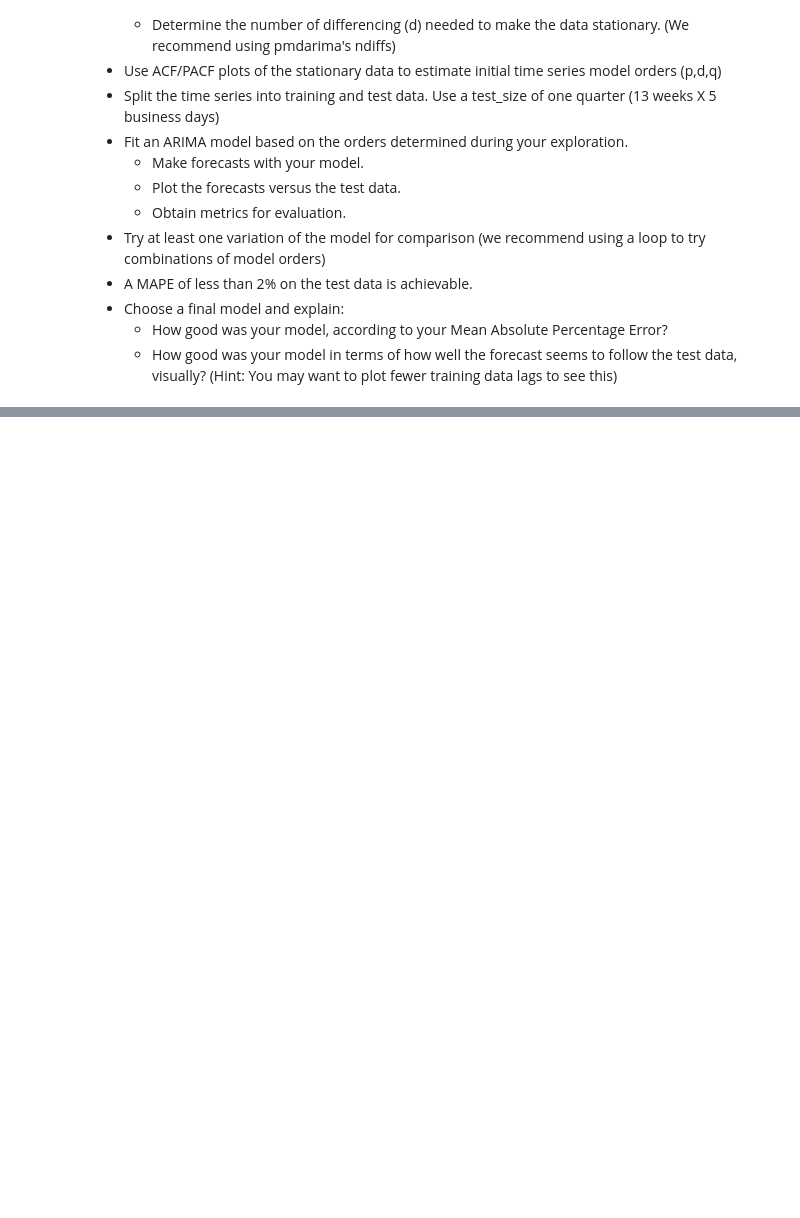
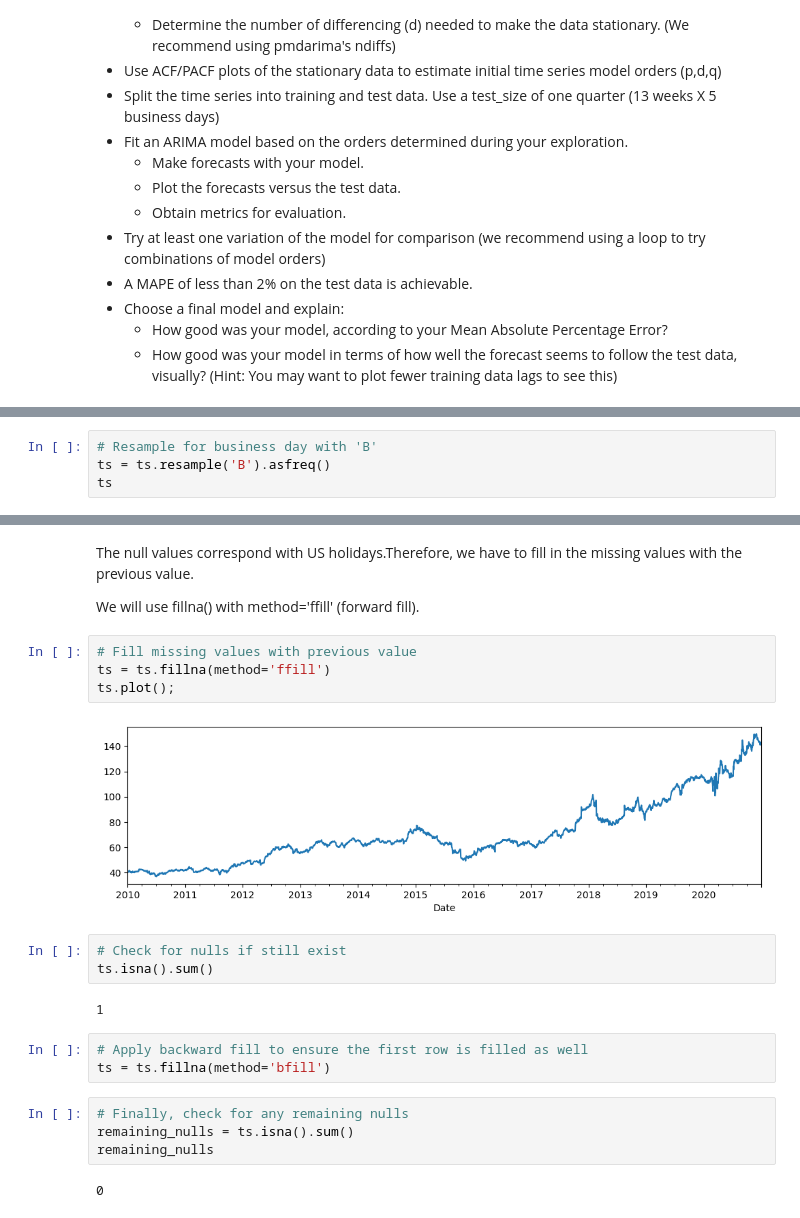
Before and after one commit to ruelanthonyb/ARIMA-Models--Core-, a Jupyter notebook: ARIMA Models (Core).ipynb, the cells around one changed output, grey strips where cells are left out. Saved outputs shown, nothing was run; the diff lists cells and outputs as text; blank space fills up the shorter version.

```diff
--- a/ARIMA Models (Core).ipynb
+++ b/ARIMA Models (Core).ipynb
@@ -19,0 +198,4 @@
+# %%
+# Resample for business day with 'B'
+ts = ts.resample('B').asfreq()
+ts
@@ -19,0 +243,24 @@
+# %% [markdown]
+The null values correspond with US holidays.Therefore, we have to fill in the missing values with the previous value.
+
+We will use fillna() with method='ffill' (forward fill).
+# %%
+# Fill missing values with previous value
+ts = ts.fillna(method='ffill')
+ts.plot();
+# %% [output]
+[figure, added]
+# %%
+# Check for nulls if still exist
+ts.isna().sum()
+# %% [output]
+1
+# %%
+# Apply backward fill to ensure the first row is filled as well
+ts = ts.fillna(method='bfill')
+# %%
+# Finally, check for any remaining nulls
+remaining_nulls = ts.isna().sum()
+remaining_nulls
+# %% [output]
+0
```
Also changed, not shown: parts of 19 cells of this notebook.
